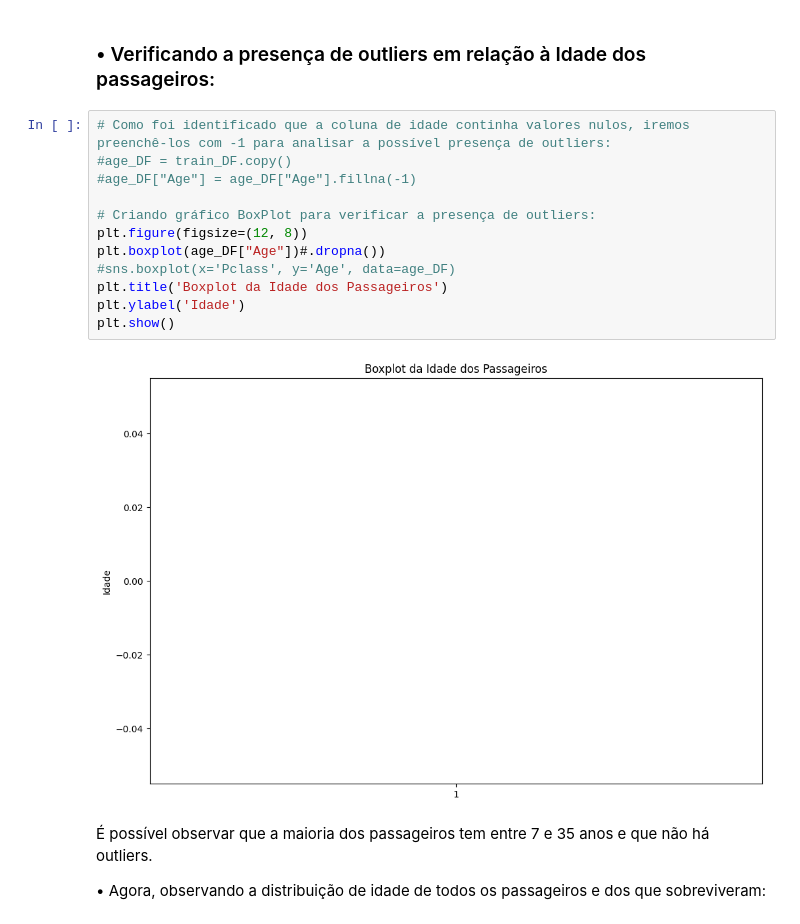
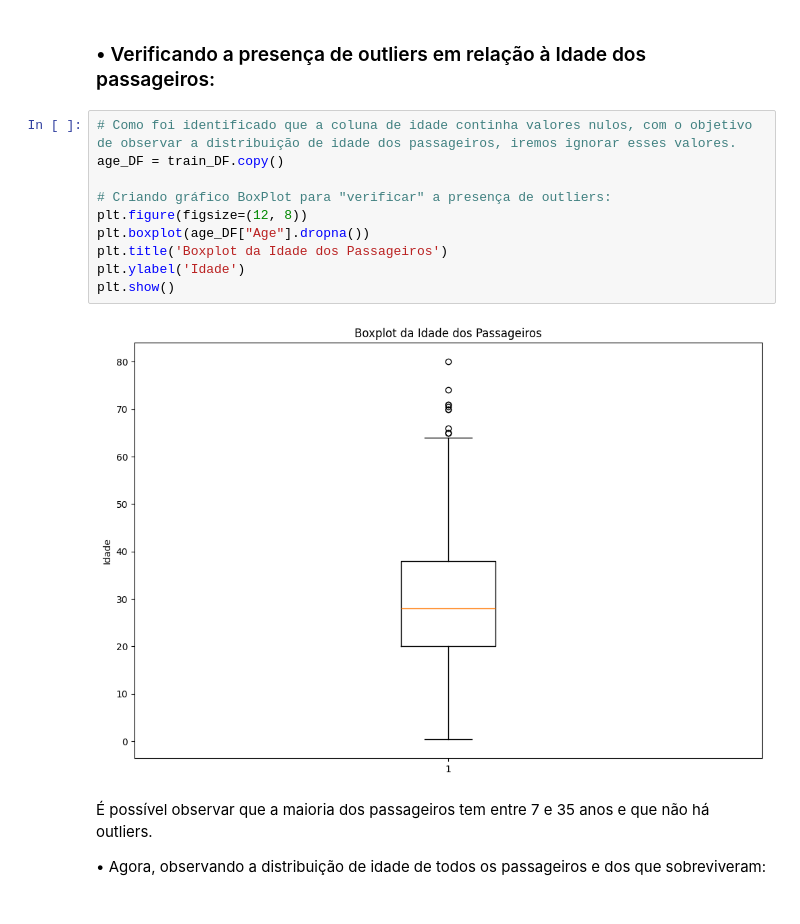
Before and after one commit to LSouzaCosta/DataScience, a Jupyter notebook: Titanic/01_EDA_titanic.ipynb, the cells around one changed output. Drawn from its saved outputs; the diff is of its cells as text.

```diff
--- a/Titanic/01_EDA_titanic.ipynb
+++ b/Titanic/01_EDA_titanic.ipynb
@@ -114,19 +114,17 @@ plt.show()
 # %% [markdown]
 ### • Verificando a presença de outliers em relação à Idade dos passageiros:
 # %%
-# Como foi identificado que a coluna de idade continha valores nulos, iremos preenchê-los com -1 para analisar a possível presença de outliers:
-#age_DF = train_DF.copy()
-#age_DF["Age"] = age_DF["Age"].fillna(-1)
+# Como foi identificado que a coluna de idade continha valores nulos, com o objetivo de observar a distribuição de idade dos passageiros, iremos ignorar esses valores.
+age_DF = train_DF.copy()
 
-# Criando gráfico BoxPlot para verificar a presença de outliers:
+# Criando gráfico BoxPlot para "verificar" a presença de outliers:
 plt.figure(figsize=(12, 8))
-plt.boxplot(age_DF["Age"])#.dropna())
-#sns.boxplot(x='Pclass', y='Age', data=age_DF)
+plt.boxplot(age_DF["Age"].dropna())
 plt.title('Boxplot da Idade dos Passageiros')
 plt.ylabel('Idade')
 plt.show()
 # %% [output]
-[figure, old version]
+[figure, new version]
 # %% [markdown]
 É possível observar que a maioria dos passageiros tem entre 7 e 35 anos e que não há outliers.
 
```
Also changed, not shown: parts of 1 cell of this notebook, 4 other files.
